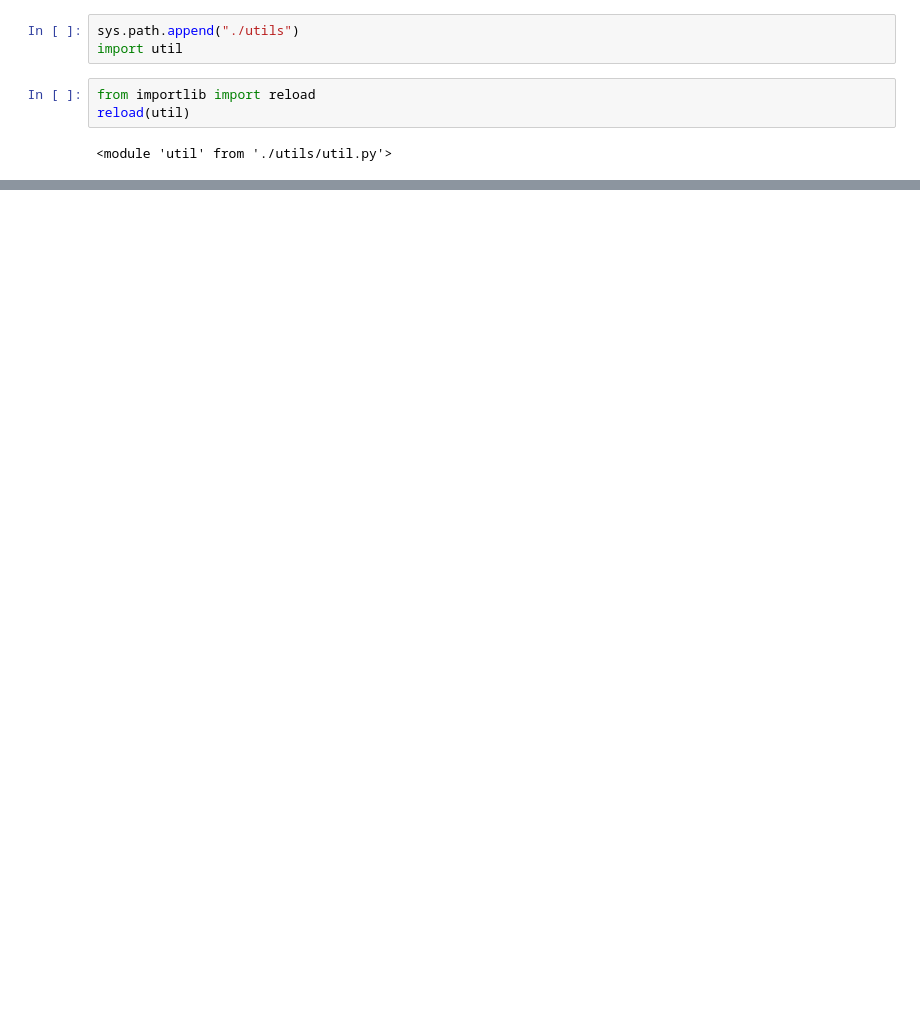
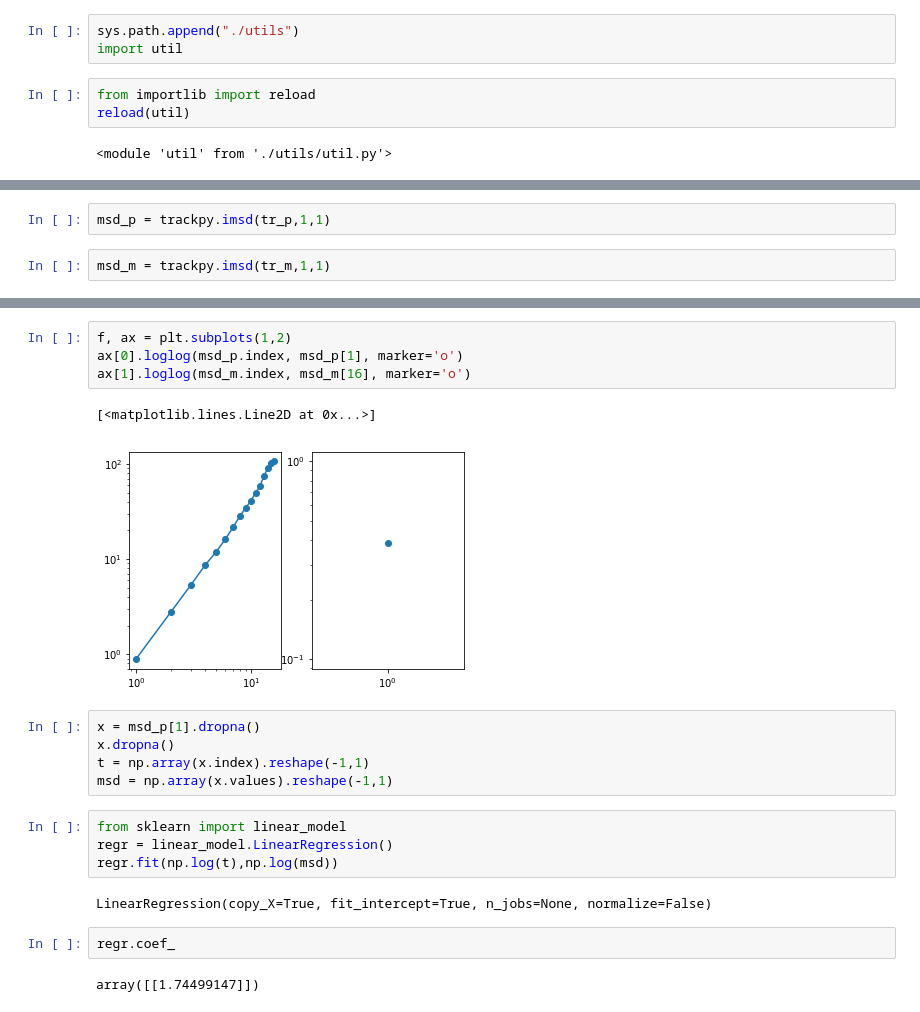
Before and after one commit to phmalek/defect_analysis, a Jupyter notebook: defect_traj.ipynb, the cells around one changed output, grey strips where cells are left out. Cells and saved outputs as stored; diff of their text form; blank space fills up the shorter version.

```diff
--- a/defect_traj.ipynb
+++ b/defect_traj.ipynb
@@ -115,0 +116,4 @@ ax.axis('equal')
+# %%
+msd_p = trackpy.imsd(tr_p,1,1)
+# %%
+msd_m = trackpy.imsd(tr_m,1,1)
@@ -115,0 +129,22 @@ ax.axis('equal')
+# %%
+f, ax = plt.subplots(1,2)
+ax[0].loglog(msd_p.index, msd_p[1], marker='o')
+ax[1].loglog(msd_m.index, msd_m[16], marker='o')
+# %% [output]
+[<matplotlib.lines.Line2D at 0x...>]
+[figure, added]
+# %%
+x = msd_p[1].dropna()
+x.dropna()
+t = np.array(x.index).reshape(-1,1)
+msd = np.array(x.values).reshape(-1,1)
+# %%
+from sklearn import linear_model
+regr = linear_model.LinearRegression()
+regr.fit(np.log(t),np.log(msd))
+# %% [output]
+LinearRegression(copy_X=True, fit_intercept=True, n_jobs=None, normalize=False)
+# %%
+regr.coef_
+# %% [output]
+array([[1.74499147]])
```
Also changed, not shown: parts of 21 cells of this notebook, 4 other files.
